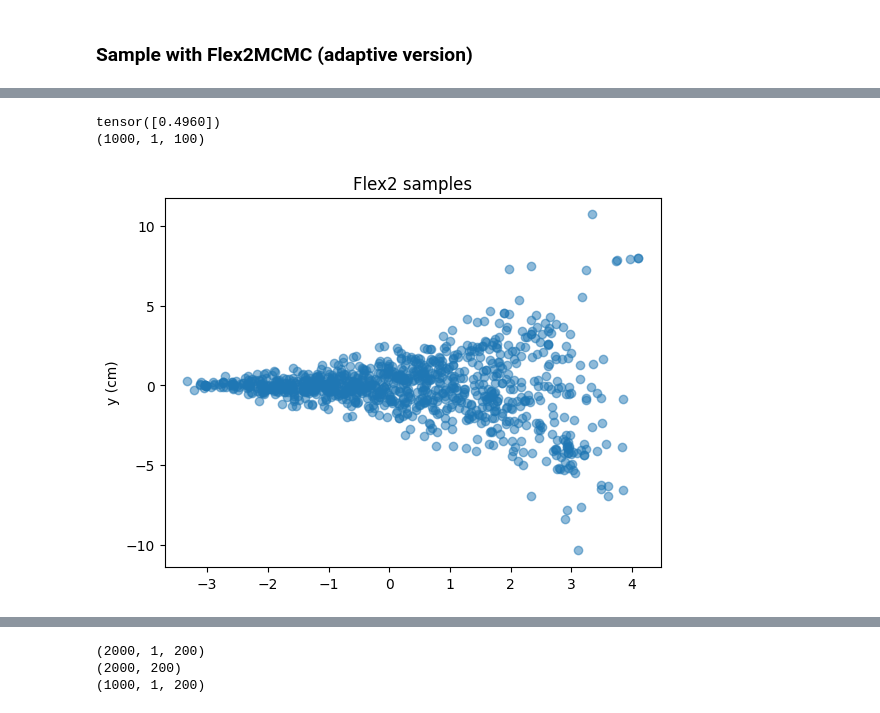
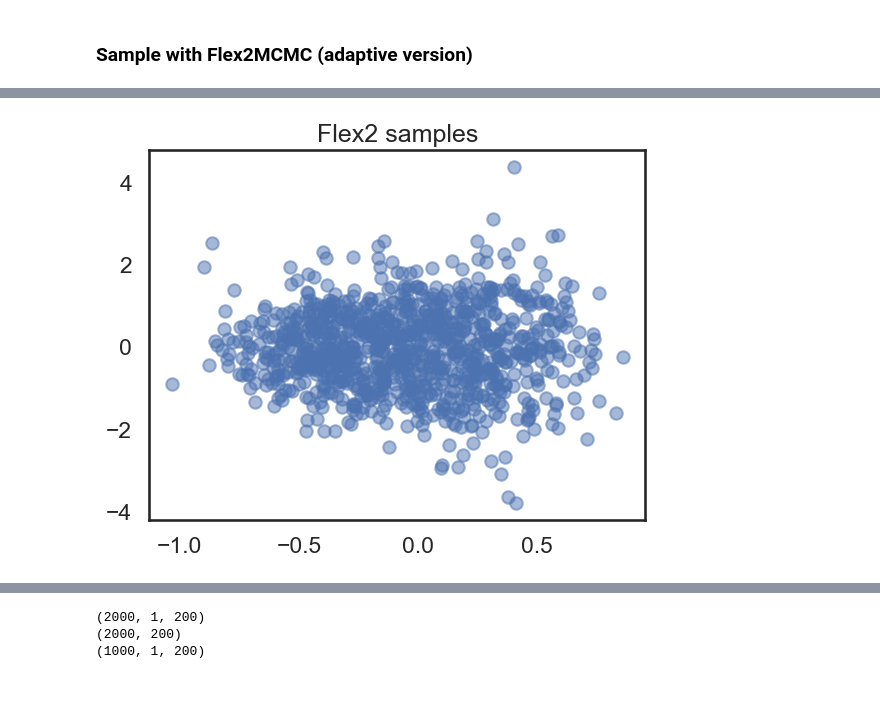
Before and after one commit to svsamsonov/ex2mcmc_new, a Jupyter notebook: experiments/exp_synthetic/flex_funnel.ipynb, the cells around one changed output, grey strips where cells are left out. Cells and saved outputs as stored; diff of their text form; code cells hidden in the pictures.

```diff
--- a/experiments/exp_synthetic/flex_funnel.ipynb
+++ b/experiments/exp_synthetic/flex_funnel.ipynb
@@ -118,10 +131,7 @@ a = 2.0
 b = 0.5
 target = Funnel(
                 dim=dim,
-                device=device,
                 a = a,
-                b = b
-                #**dist_params.dict,
 )
 # %%
 loc_proposal = torch.zeros(dim).to(device)
@@ -280,12 +209,12 @@ params_flex = {
       "bernoulli_prob_corr": 0.0,
       "mala_steps": 0,
     "flow": {
-      "num_flows": 4, # number of normalizing layers
+      "num_blocks": 4, # number of normalizing layers
       "lr": 1e-3, # learning rate
       "batch_size": 100,
       "n_steps": 1000,
     }
 }
 batch_size = 1
-torch.cuda.empty_cache()
+n_steps_flex2 = 1000
 # %%
@@ -317,0 +256,9 @@ mcmc.verbose = verbose
+# %%
+# for n, p in flow.named_parameters():
+#     p.data = -p.data
+sample = torch.randn((10000, 100))
+sample, _ = flow.inverse(sample)
+sample = sample.detach().cpu().numpy()
+
+# sample = flow.sample((1000, )).detach().cpu().numpy()
+plt.scatter(sample[:, 0], sample[:, 1], alpha=0.3)
@@ -318,40 +268,26 @@ mcmc.verbose = verbose
 # %%
 #sample from a normalizing flow
-n_steps_flex2 = 1000
-batch_size = 1
-pyro.set_rng_seed(42)
+random_seed(42)
+
+mcmc.flow = flow
+mcmc.verbose = verbose
+n_steps_flex2 = 1 #000
+batch_size = 1000
 start = proposal.sample((batch_size,))
 mcmc.N = 200
-mcmc.mala_steps = 0
 mcmc.grad_step = 0.1
-# s = time.time()
-out = mcmc(start, target, proposal, n_steps = n_steps_flex2)
-if isinstance(out, tuple):
-    sample = out[0]
-else:
-    sample = out
-sample = np.array(
-    [_.detach().numpy() for _ in sample],
-).reshape(-1, batch_size, dim)
-sample_flex2_new = sample
-#resample with 0 mala steps
-torch.cuda.empty_cache()
 mcmc.mala_steps = 3
+
 out_new = mcmc(start, target, proposal, n_steps = n_steps_flex2)
-print(out_new[1])
 out_new = out_new[0]
 out_new = np.array(
     [_.detach().numpy() for _ in out_new],
 ).reshape(-1, batch_size, dim)
 sample_flex2_final = out_new
-print(sample_flex2_final.shape)
-# %% [output]
-tensor([0.4960])
-(1000, 1, 100)
 # %%
-fig,ax=plt.subplots(1,1)
-ax.scatter(sample_flex2_final[:,0,0],sample_flex2_final[:,0,1],alpha = 0.5)
+fig, ax = plt.subplots(1,1)
+ax.scatter(sample_flex2_final.reshape(-1, dim)[:, 0], sample_flex2_final.reshape(-1, dim)[:, 1], alpha = 0.5)
 ax.set_title('Flex2 samples')
 plt.show()
 # %% [output]
-[figure, old version]
+[figure, new version]
```
Also changed, not shown: parts of 24 cells of this notebook, 47 other files.
